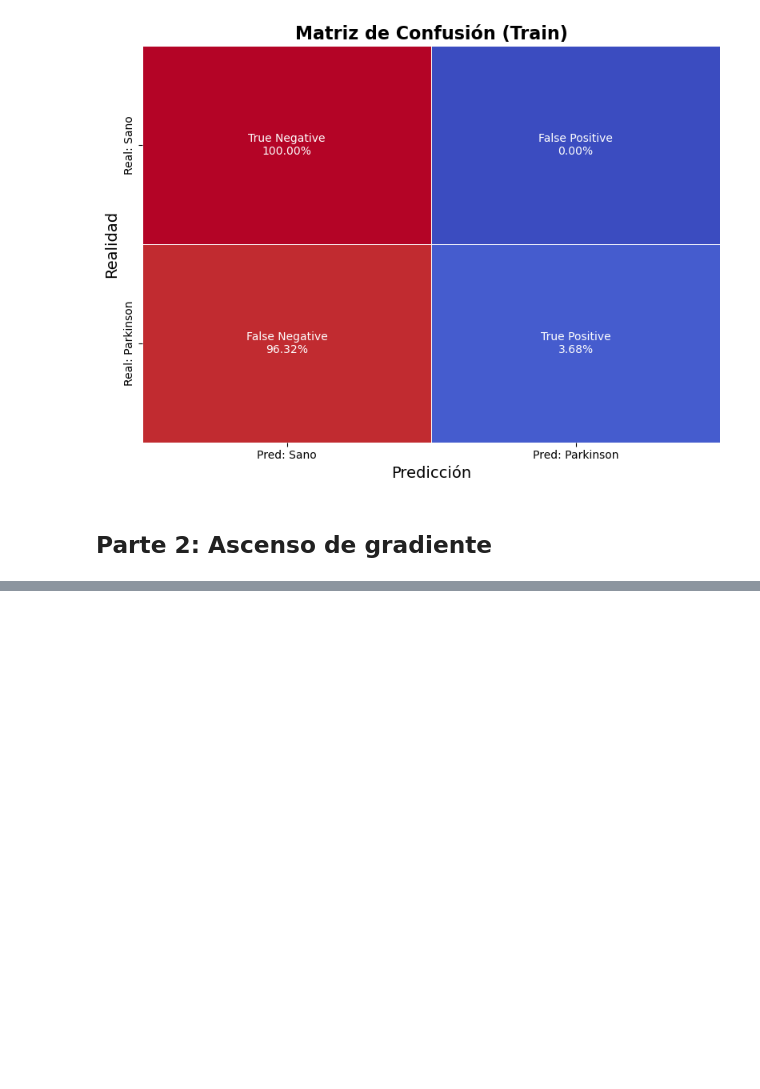
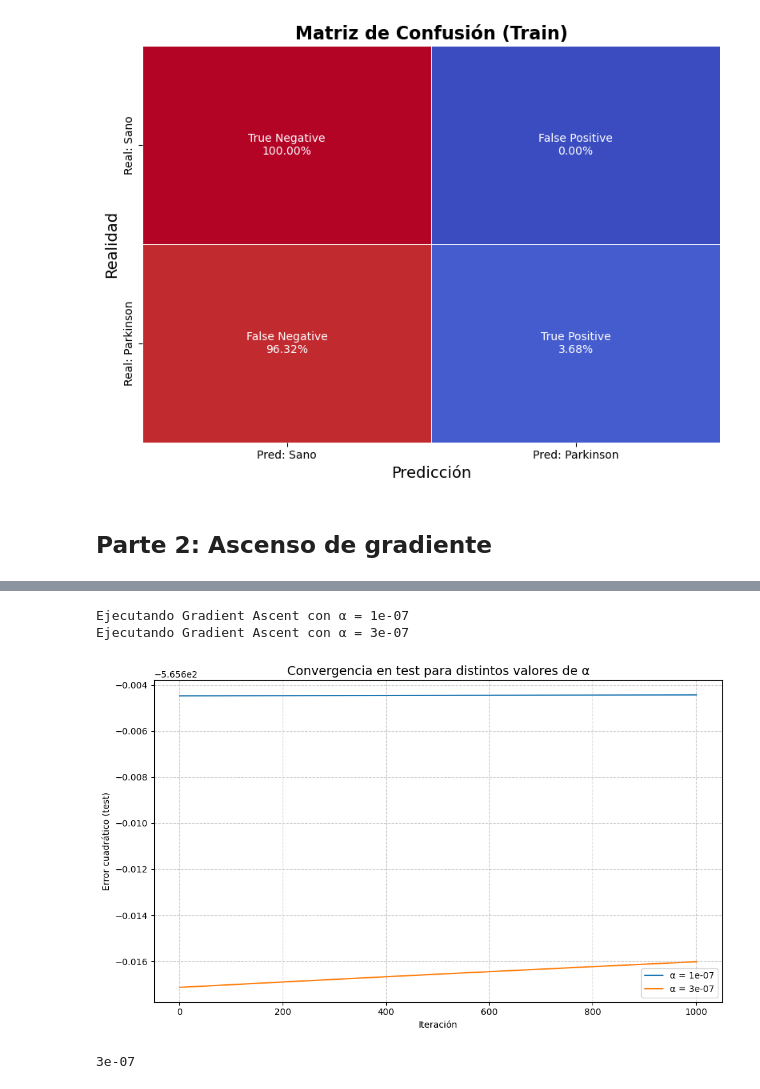
Before and after one commit to seremare9/TP2metodos, a Jupyter notebook: gd.ipynb, the cells around one changed output, grey strips where cells are left out. Drawn from its saved outputs; the diff is of its cells as text; code cells hidden in the pictures; blank space fills up the shorter version.

```diff
--- a/gd.ipynb
+++ b/gd.ipynb
@@ -651,0 +619,55 @@ plt.show()
+# %%
+alphas = [1e-7, 3e-7] # Mejores alpha para GD
+
+logv_train_por_alpha = []
+logv_test_por_alpha = []
+
+for alpha in alphas:
+
+    w = np.random.uniform(-1, 1, (i_train.shape[1], 1)) * 0.01
+    b = np.random.uniform(-1, 1) * 0.01
+    normalizar=False
+
+    print(f"Ejecutando Gradient Ascent con α = {alpha}")
+
+    w_optimo, b_optimo, valores_logv_train, valores_logv_test, accuracy_train_asc, accuracy_test_asc = grad_asc(w, b, i_train, i_test, d_train, d_test, alpha)
+    logv_train_por_alpha.append(valores_logv_train)
+    logv_test_por_alpha.append(valores_logv_test)
+
+plt.figure(figsize=(10, 6))
+
+for i, alpha in enumerate(alphas):
+    iteraciones = np.arange(1, len(logv_test_por_alpha[i]) + 1)
+    plt.plot(iteraciones, logv_test_por_alpha[i], label=f"α = {alpha}")
+
+plt.title("Convergencia en test para distintos valores de α", fontsize=14)
+plt.xlabel("Iteración")
+plt.ylabel("Error cuadrático (test)")
+plt.legend()
+plt.grid(True, linestyle='--', alpha=0.6)
+plt.tight_layout()
+plt.show()
+# %% [output]
+Ejecutando Gradient Ascent con α = 1e-07
+Ejecutando Gradient Ascent con α = 3e-07
+[figure, added]
+# %%
+# Cálculo de TP, TN, FP y FN
+
+print(alpha)
+z = i_train @ w_optimo + b_optimo
+y_hat = (np.tanh(z) + 1) / 2
+y_hat_labels = (y_hat >= 0.5).astype(int)
+d_true = d_train.astype(int)
+
+TP_asc_train = np.sum((y_hat_labels == 1) & (d_true == 1))
+TN_asc_train = np.sum((y_hat_labels == 0) & (d_true == 0))
+FP_asc_train = np.sum((y_hat_labels == 1) & (d_true == 0))
+FN_asc_train = np.sum((y_hat_labels == 0) & (d_true == 1))
+
+TP_pct = TP_asc_train / cant_park_train * 100
+TN_pct = TN_asc_train / cant_healthy_train * 100
+FP_pct = FP_asc_train / cant_healthy_train * 100
+FN_pct = FN_asc_train / cant_park_train * 100
+# %% [output]
+3e-07
```
Also changed, not shown: parts of 12 cells of this notebook.
